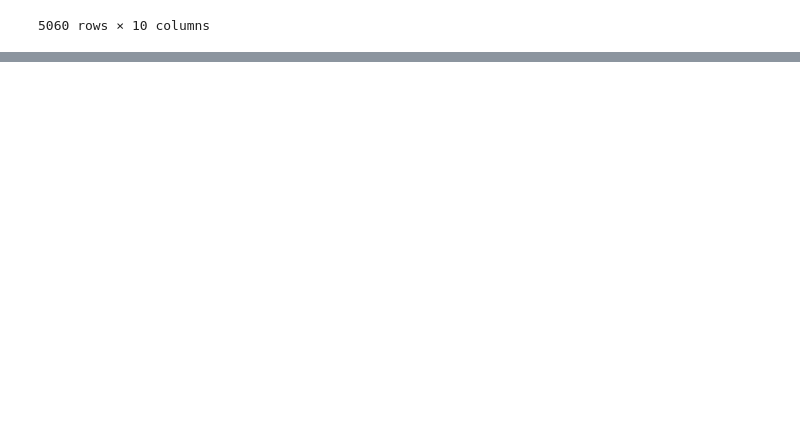
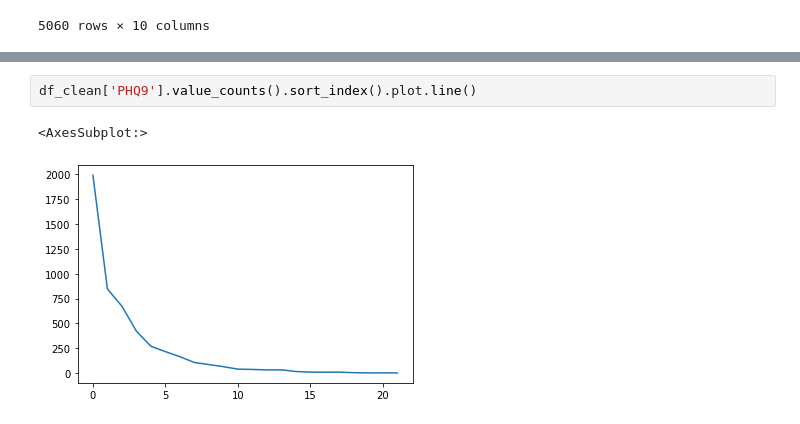
Before and after one commit to onemarcos/Tera-Jupyter-Notebook, a Jupyter notebook: Desafio Inferência/Desafio Inferência.ipynb, the cells around one changed output, grey strips where cells are left out. Saved outputs shown, nothing was run; the diff lists cells and outputs as text; blank space fills up the shorter version.

```diff
--- a/Desafio Inferência/Desafio Inferência.ipynb
+++ b/Desafio Inferência/Desafio Inferência.ipynb
@@ -214,0 +190,5 @@ sns.pairplot(df_clean)
+# %%
+df_clean['PHQ9'].value_counts().sort_index().plot.line()
+# %% [output]
+<AxesSubplot:>
+[figure, added]
```
Also changed, not shown: parts of 11 cells of this notebook.
